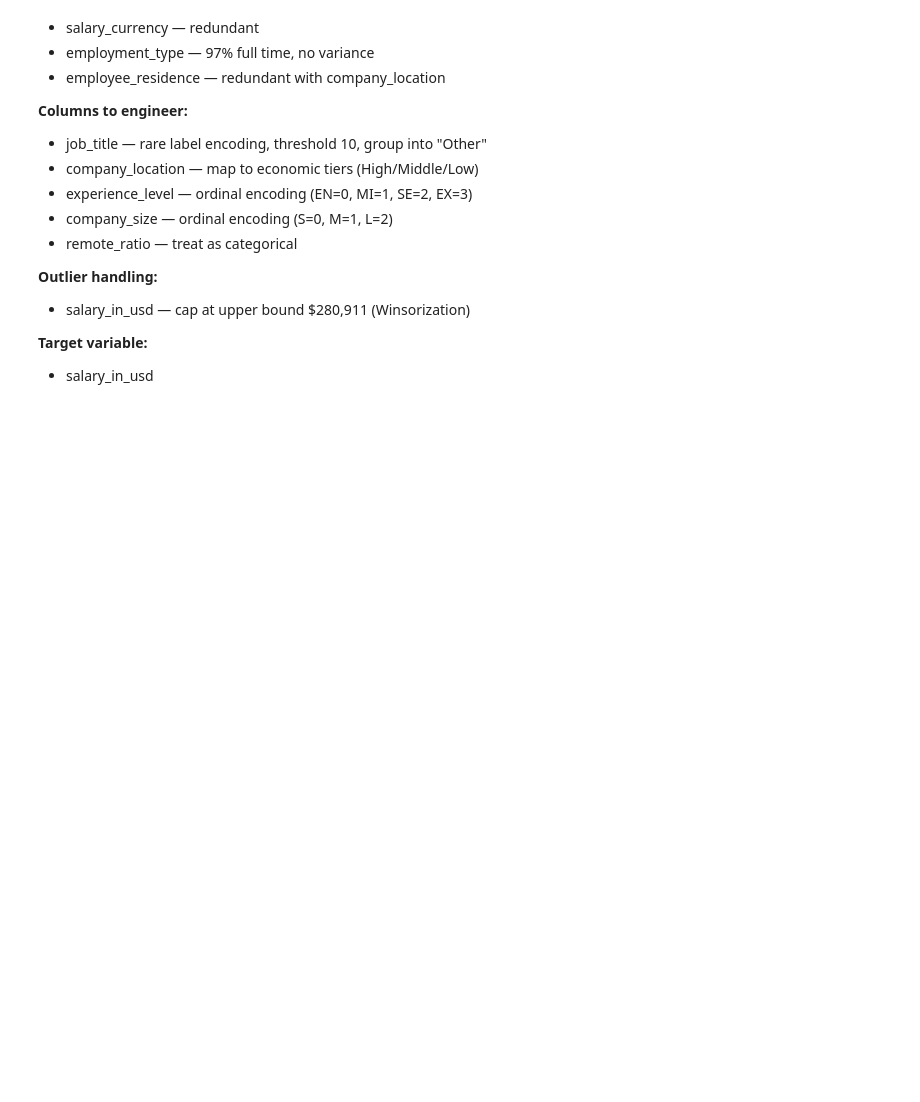
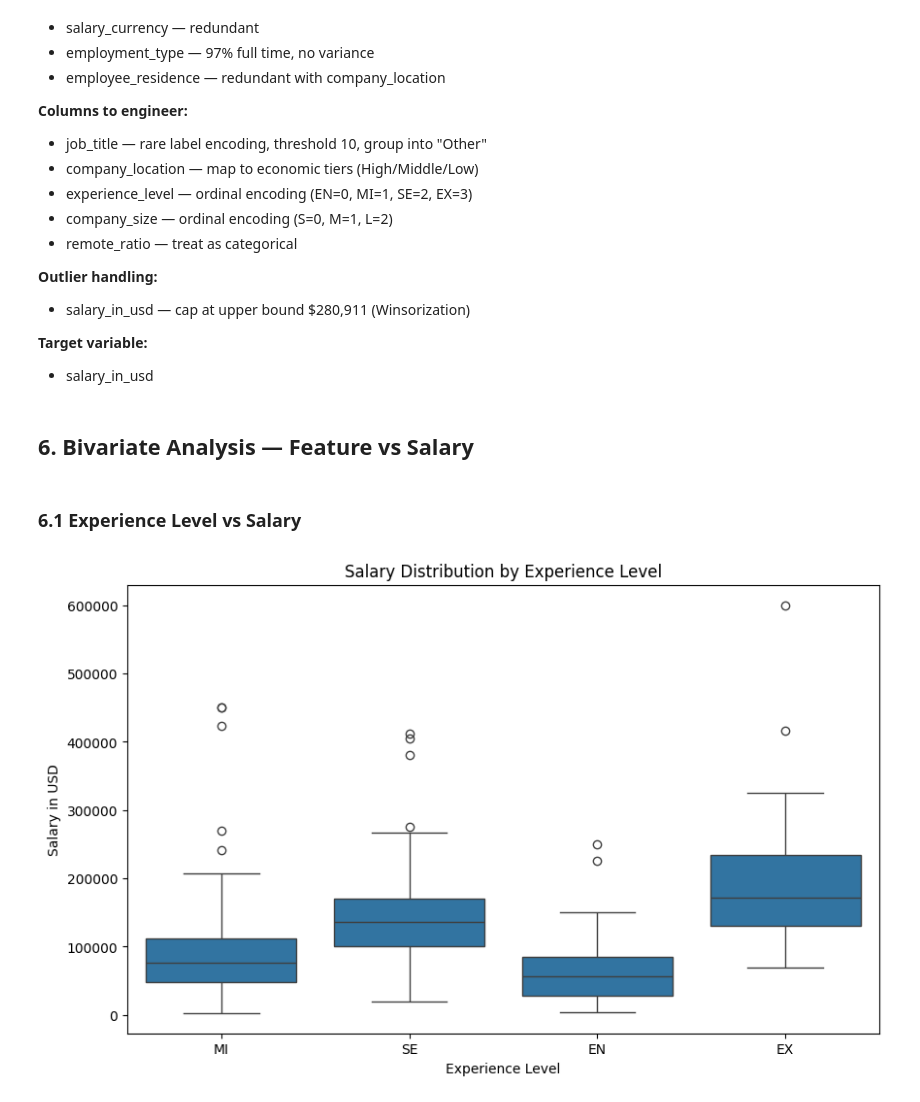
Before and after one commit to Bahaamehyeldine/salary_prediction, a Jupyter notebook: notebooks/eda.ipynb, the cells around one changed output. Drawn from its saved outputs; the diff is of its cells as text; code cells hidden in the pictures; blank space fills up the shorter version.

Commit message:
complete bivariate analysis and correlation heatmap

```diff
--- a/notebooks/eda.ipynb
+++ b/notebooks/eda.ipynb
@@ -273,3 +273,16 @@ This captures the economic signal without 50 noisy country categories.
 
 **Target variable:**
 - salary_in_usd
+# %% [markdown]
+## 6. Bivariate Analysis — Feature vs Salary
+# %% [markdown]
+### 6.1 Experience Level vs Salary
+# %%
+plt.figure(figsize=(10, 6))
+sns.boxplot(x='experience_level', y='salary_in_usd', data=df)
+plt.xlabel('Experience Level')
+plt.ylabel('Salary in USD')
+plt.title('Salary Distribution by Experience Level')
+plt.show()
+# %% [output]
+[figure, added]
```
Also changed, not shown: parts of 15 cells of this notebook.
